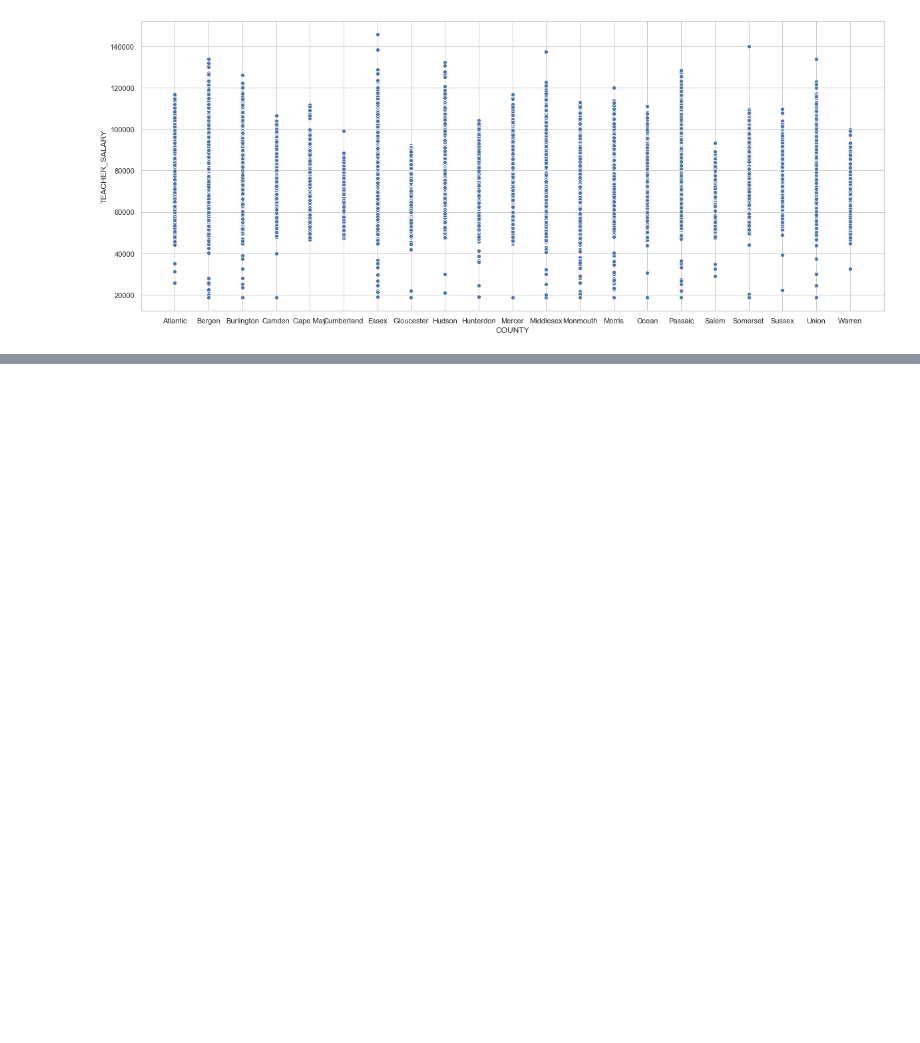
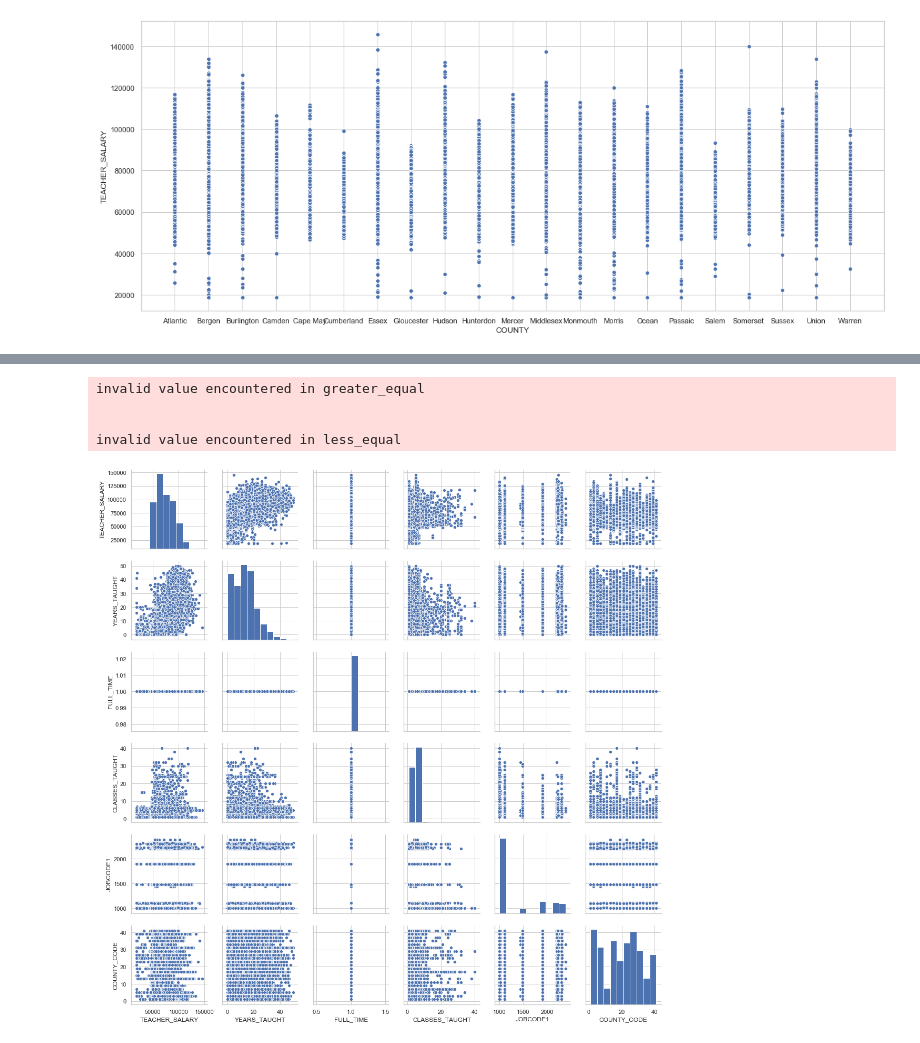
Before and after one commit to abastol1/Analysis-of-Teacher-s-Salary-in-different-County-of-New-Jersey, a Jupyter notebook: Dataset_Visualization.ipynb, the cells around one changed output, grey strips where cells are left out. Saved outputs shown, nothing was run; the diff lists cells and outputs as text; code cells hidden in the pictures; blank space fills up the shorter version.

```diff
--- a/Dataset_Visualization.ipynb
+++ b/Dataset_Visualization.ipynb
@@ -114,2 +235,8 @@ sns.scatterplot(x='COUNTY', y='TEACHER_SALARY', data=df)
 # %%
-sns.pairplot(df)
+g = sns.pairplot(df)
+# %% [output]
+invalid value encountered in greater_equal
+
+
+invalid value encountered in less_equal
+[figure, added]
```
Also changed, not shown: parts of 16 cells of this notebook, 1 other file.
